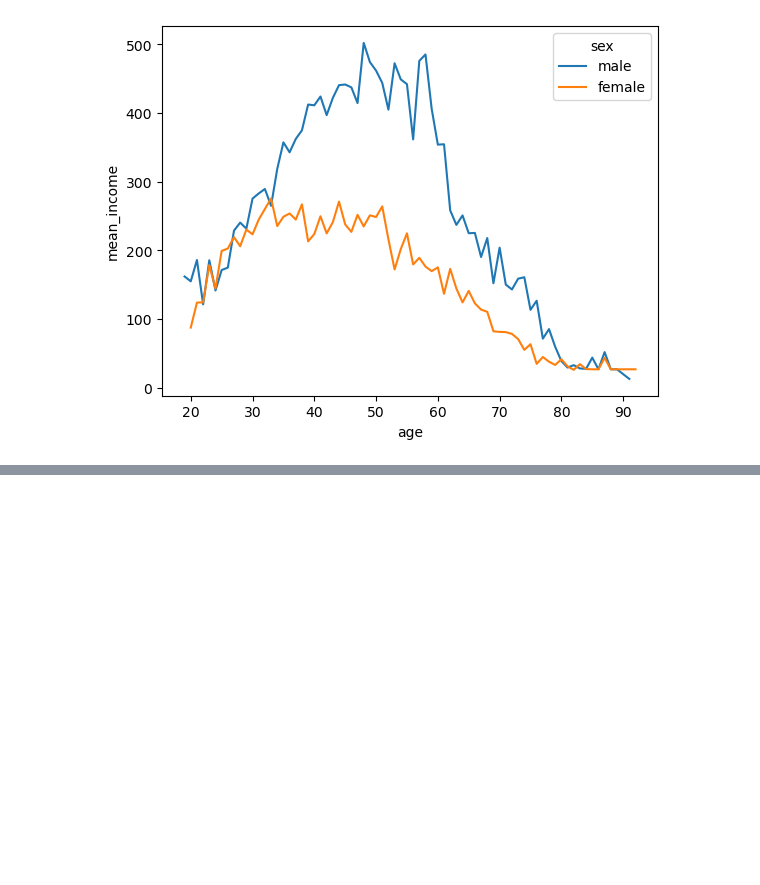
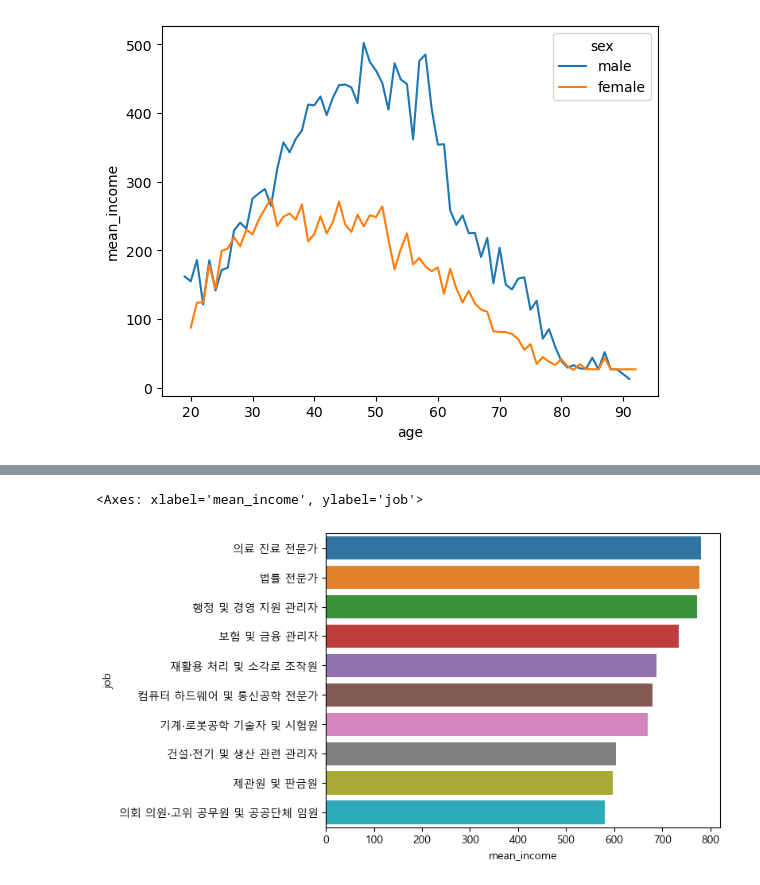
Before and after one commit to sowsab/kit_bigdata, a Jupyter notebook: src/chapter09.ipynb, the cells around one changed output, grey strips where cells are left out. Drawn from its saved outputs; the diff is of its cells as text; code cells hidden in the pictures; blank space fills up the shorter version.

```diff
--- a/src/chapter09.ipynb
+++ b/src/chapter09.ipynb
@@ -317,0 +337,3 @@ sns.lineplot(data = sex_age, x = 'age', y = 'mean_income', hue = 'sex')
+# %%
+list_job = pd.read_excel('Koweps_Codebook_2019.xlsx', sheet_name= '직종코드')
+list_job.head()
@@ -317,0 +351,4 @@ sns.lineplot(data = sex_age, x = 'age', y = 'mean_income', hue = 'sex')
+# %%
+welfare = welfare.merge(list_job, how='left', on = 'code_job')
+
+welfare.dropna(subset=['code_job'])[['code_job', 'job']].head()
@@ -317,0 +362,6 @@ sns.lineplot(data = sex_age, x = 'age', y = 'mean_income', hue = 'sex')
+# %%
+job_income = welfare.dropna(subset=['job', 'income']) \
+    .groupby('job', as_index=False) \
+    .agg(mean_income = ('income', 'mean'))
+
+job_income.head()
@@ -317,0 +375,3 @@ sns.lineplot(data = sex_age, x = 'age', y = 'mean_income', hue = 'sex')
+# %%
+top10 = job_income.sort_values('mean_income', ascending=False).head(10)
+top10
@@ -317,0 +390,8 @@ sns.lineplot(data = sex_age, x = 'age', y = 'mean_income', hue = 'sex')
+# %%
+import matplotlib.pyplot as plt
+plt.rcParams.update({'font.family' : 'Malgun Gothic'})
+
+sns.barplot(data = top10, y = 'job', x = 'mean_income')
+# %% [output]
+<Axes: xlabel='mean_income', ylabel='job'>
+[figure, added]
```
Also changed, not shown: parts of 9 cells of this notebook.
